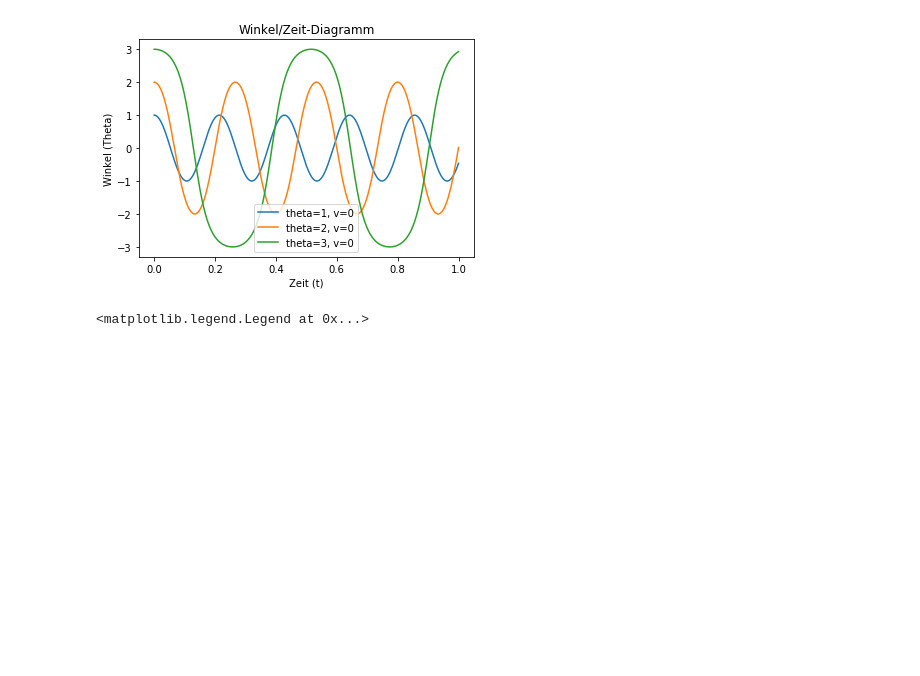
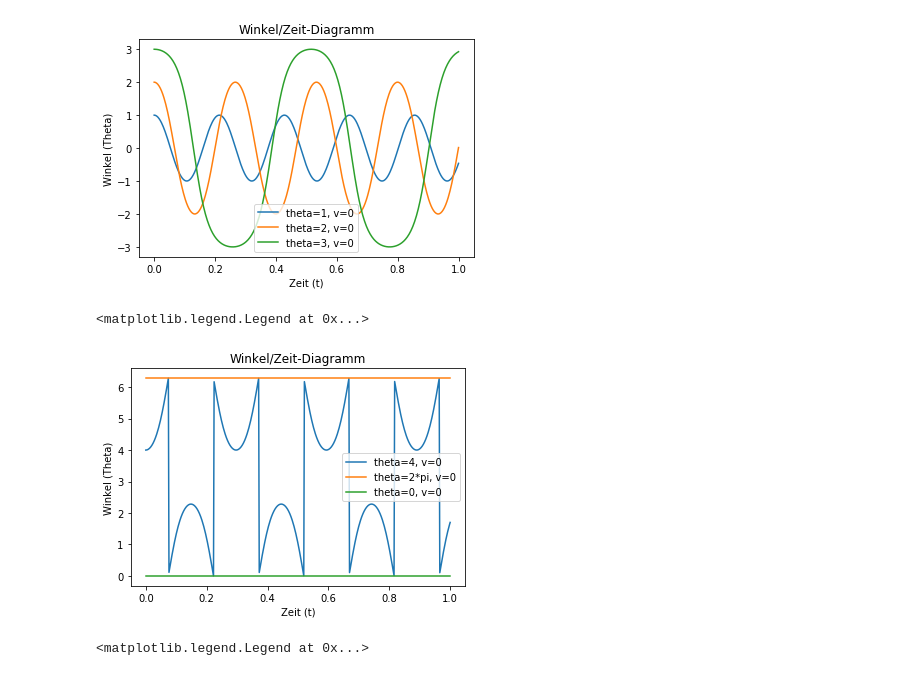
Before and after one commit to darenegade/modellbildung, a Jupyter notebook: Abgabe 3/Abgabe 3.ipynb, the cells around one changed output. Saved outputs shown, nothing was run; the diff lists cells and outputs as text; code cells hidden in the pictures; blank space fills up the shorter version.

```diff
--- a/Abgabe 3/Abgabe 3.ipynb
+++ b/Abgabe 3/Abgabe 3.ipynb
@@ -162,6 +162,27 @@ plt.legend()
 # %% [output]
 <matplotlib.legend.Legend at 0x...>
 [figure]
+# %%
+theta0 = [4, 0]
+theta = odeint(func=nlswing, y0=theta0, t=t)
+plt.plot(t, [math.fmod(t, 2*math.pi) for t in theta[:,0]], label="theta=4, v=0")
+
+theta0 = [math.pi*2, 0]
+theta = odeint(func=nlswing, y0=theta0, t=t)
+plt.plot(t,theta[:,0], label="theta=2*pi, v=0")
+
+theta0 = [0, 0]
+theta = odeint(func=nlswing, y0=theta0, t=t)
+plt.plot(t,theta[:,0], label="theta=0, v=0")
+
+# Plot Beschriftung
+plt.title('Winkel/Zeit-Diagramm')
+plt.xlabel('Zeit (t)')
+plt.ylabel('Winkel (Theta)')
+plt.legend()
+# %% [output]
+<matplotlib.legend.Legend at 0x...>
+[figure, added]
 # %%
 theta0 = [1, 0]
 theta = odeint(func=nlswing, y0=theta0, t=t)
```
Also changed, not shown: parts of 2 cells of this notebook.
